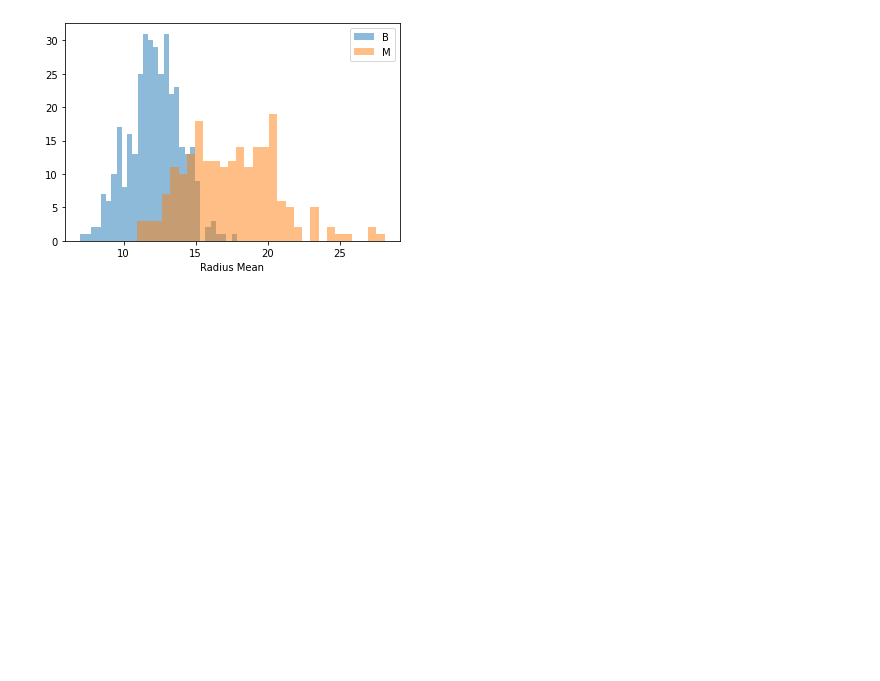
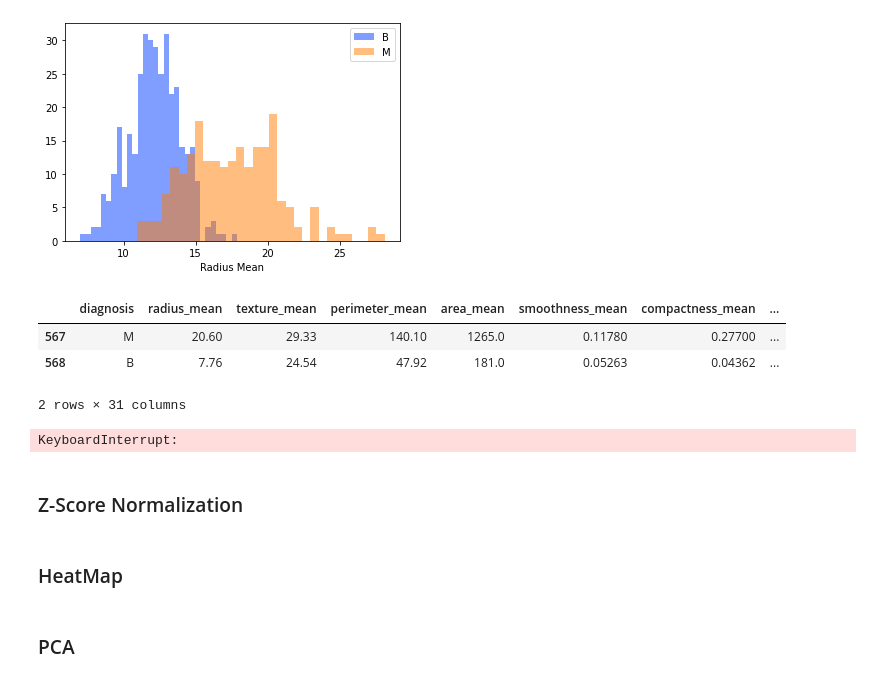
Before and after one commit to lucasabdalah/Exploratory-Data-Analisys, a Jupyter notebook: code/hw1/data_investigation.ipynb, the cells around one changed output. Cells and saved outputs as stored; diff of their text form; code cells hidden in the pictures; blank space fills up the shorter version.

Commit message:
pairplot high cost

```diff
--- a/code/hw1/data_investigation.ipynb
+++ b/code/hw1/data_investigation.ipynb
@@ -108,3 +117,26 @@ plt.xlabel('Radius Mean')
 plt.show()
 # %% [output]
 [figure]
+# %%
+table = df.drop('id', axis=1)
+# plt.show()
+# g01.savefig("pairplot.pdf", bbox_inches='tight')
+# %%
+kk = table.tail(2)
+kk
+# %% [output]
+|  | diagnosis | radius_mean | texture_mean | perimeter_mean | area_mean | smoothness_mean | compactness_mean | ... |
+| 567 | M | 20.60 | 29.33 | 140.10 | 1265.0 | 0.11780 | 0.27700 | ... |
+| 568 | B | 7.76 | 24.54 | 47.92 | 181.0 | 0.05263 | 0.04362 | ... |
+2 rows × 31 columns
+# %%
+g01 = sns.pairplot(data = kk, hue='diagnosis', markers=["o", "s"])
+# plt.show()
+# %% [output]
+KeyboardInterrupt:
+# %% [markdown]
+### Z-Score Normalization
+# %% [markdown]
+### HeatMap
+# %% [markdown]
+### PCA
```
Also changed, not shown: parts of 3 cells of this notebook.
